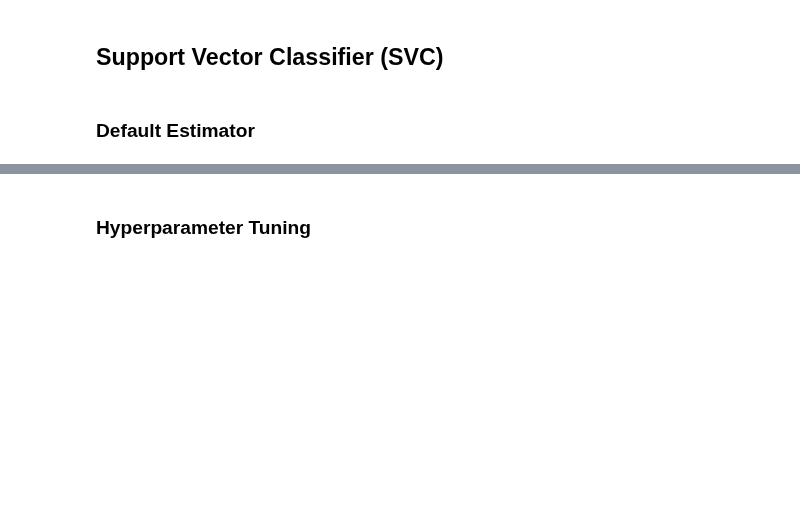
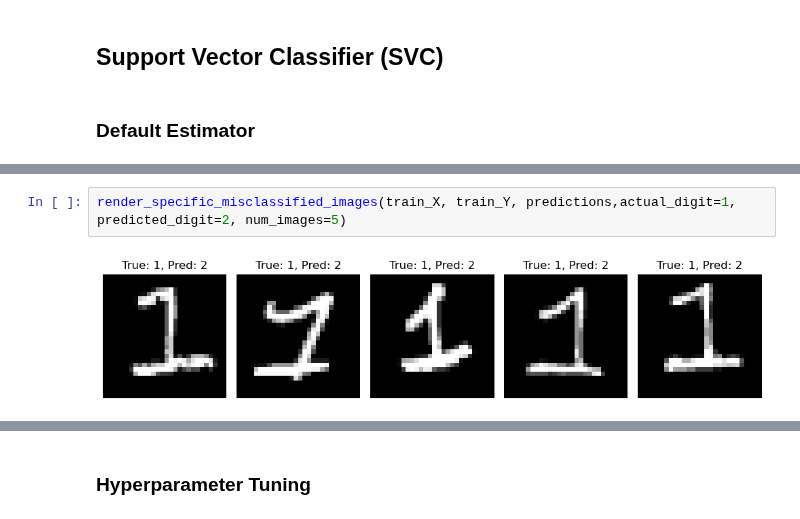
Before and after one commit to gaurangdave/mnist_digits_recognition, a Jupyter notebook: notebooks/03_training_evaluation_local.ipynb, the cells around one changed output, grey strips where cells are left out. Cells and saved outputs as stored; diff of their text form; blank space fills up the shorter version.

```diff
--- a/notebooks/03_training_evaluation_local.ipynb
+++ b/notebooks/03_training_evaluation_local.ipynb
@@ -983,0 +1139,4 @@ save_comparison_df(comparison_df)
+# %%
+render_specific_misclassified_images(train_X, train_Y, predictions,actual_digit=1, predicted_digit=2, num_images=5)
+# %% [output]
+[figure, added]
```
Also changed, not shown: parts of 29 cells of this notebook.
